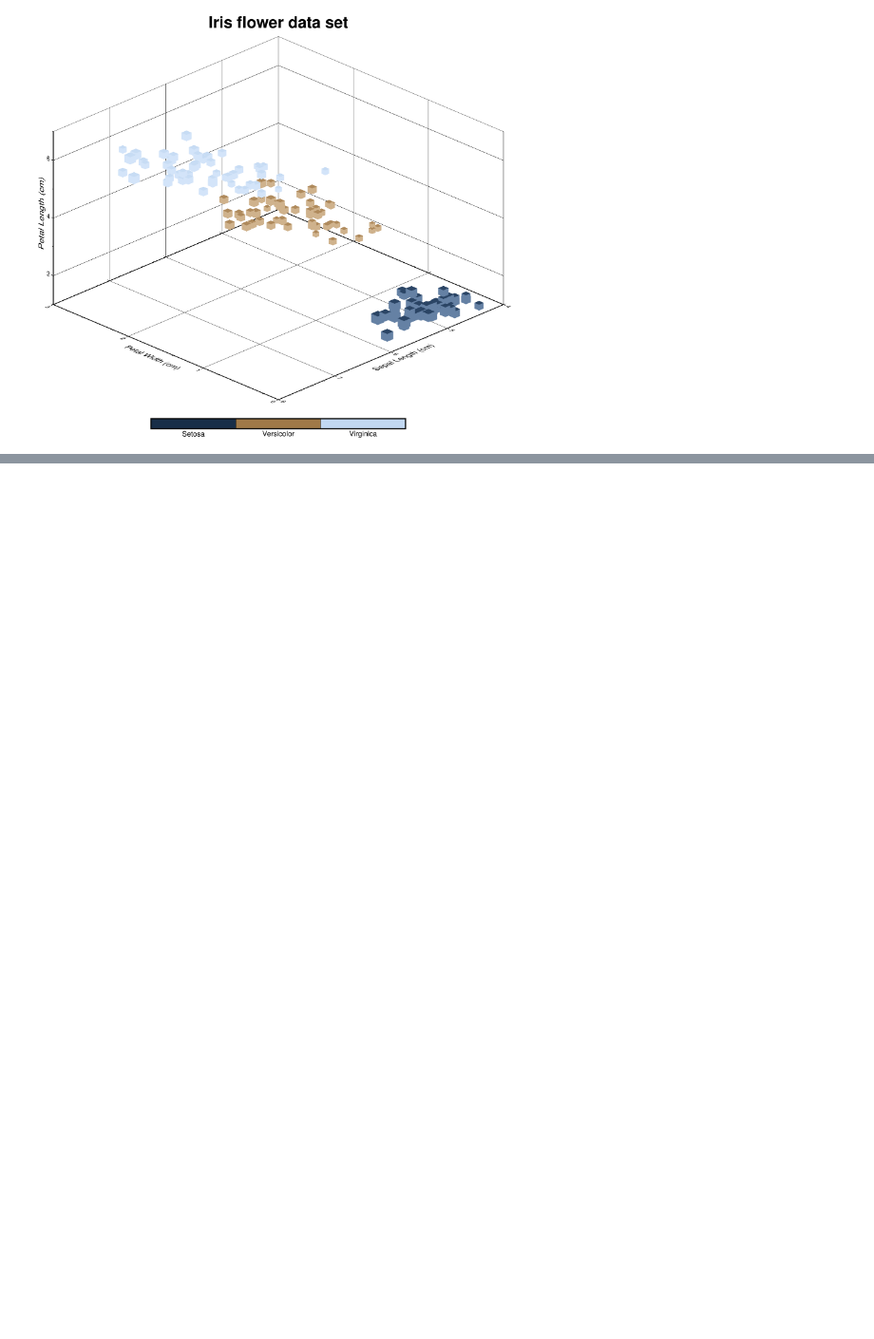
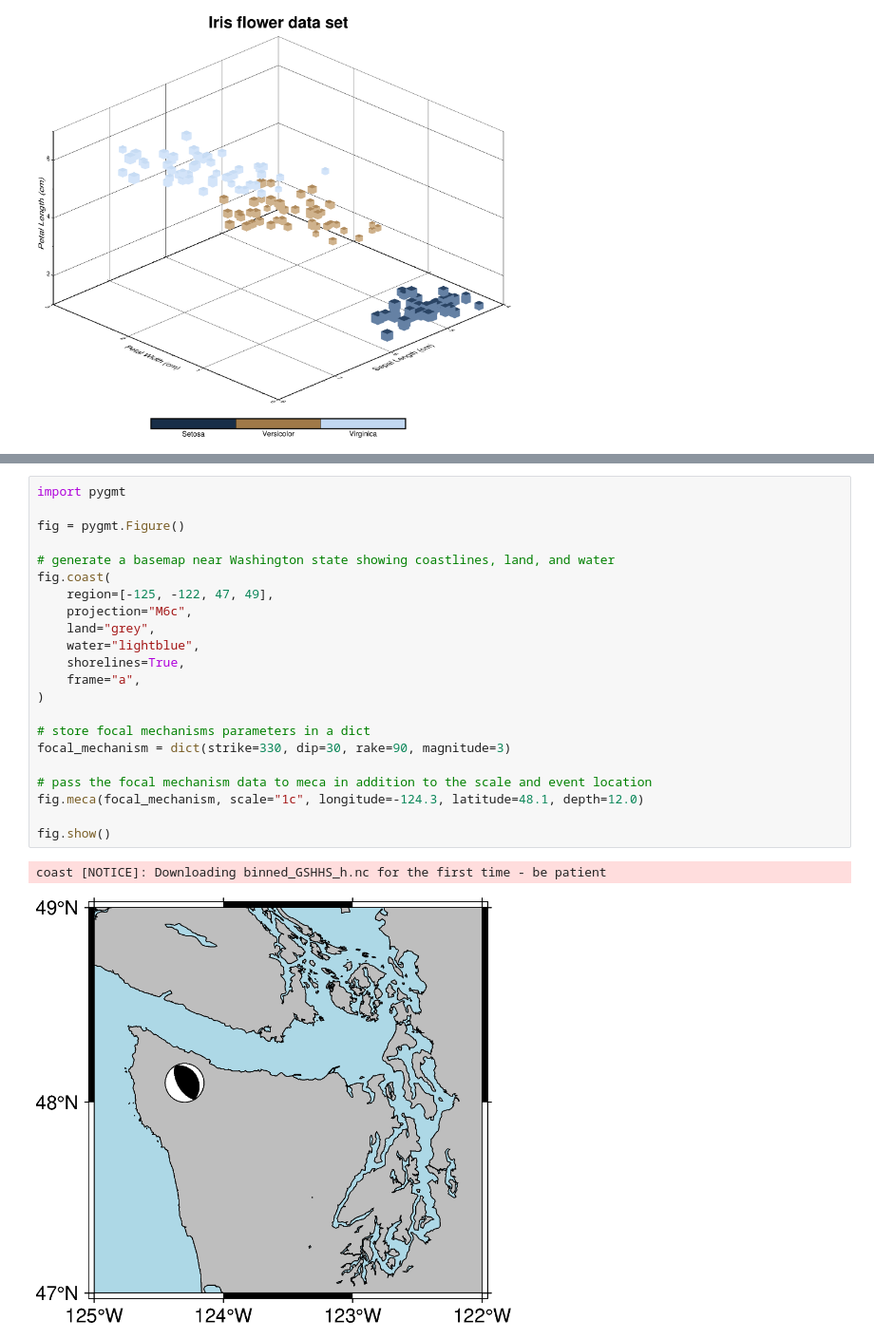
Before and after one commit to brioglade/gmt, a Jupyter notebook: pygmt.ipynb, the cells around one changed output, grey strips where cells are left out. Shown at 95% size. Cells and saved outputs as stored; diff of their text form; blank space fills up the shorter version.

```diff
--- a/pygmt.ipynb
+++ b/pygmt.ipynb
@@ -349,0 +364,25 @@ fig.show()
+# %%
+import pygmt
+
+fig = pygmt.Figure()
+
+# generate a basemap near Washington state showing coastlines, land, and water
+fig.coast(
+    region=[-125, -122, 47, 49],
+    projection="M6c",
+    land="grey",
+    water="lightblue",
+    shorelines=True,
+    frame="a",
+)
+
+# store focal mechanisms parameters in a dict
+focal_mechanism = dict(strike=330, dip=30, rake=90, magnitude=3)
+
+# pass the focal mechanism data to meca in addition to the scale and event location
+fig.meca(focal_mechanism, scale="1c", longitude=-124.3, latitude=48.1, depth=12.0)
+
+fig.show()
+# %% [output]
+coast [NOTICE]: Downloading binned_GSHHS_h.nc for the first time - be patient
+[figure, added]
```
Also changed, not shown: parts of 8 cells of this notebook.
